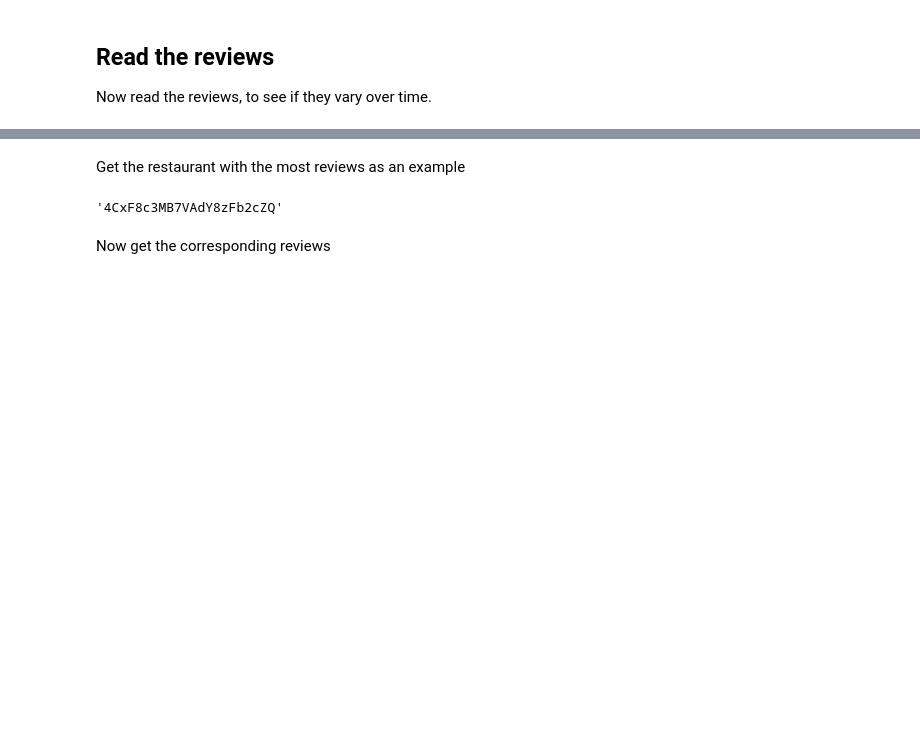
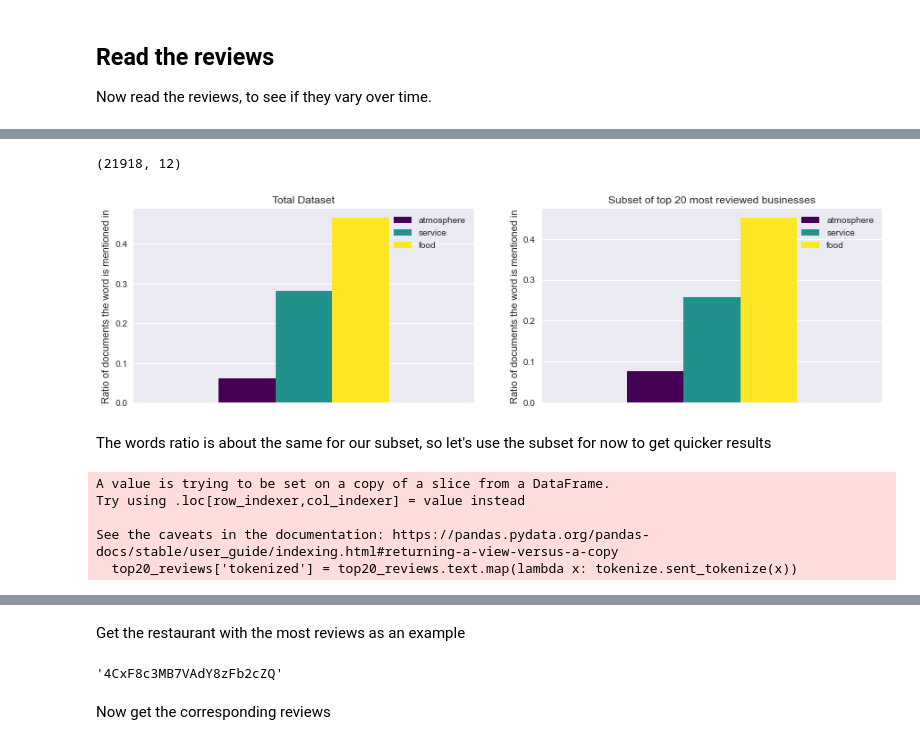
Before and after one commit to lhestermeyer/yelp, a Jupyter notebook: notebooks/20_RestaurantRatingChanges.ipynb, the cells around one changed output, grey strips where cells are left out. Cells and saved outputs as stored; diff of their text form; code cells hidden in the pictures; blank space fills up the shorter version.

```diff
--- a/notebooks/20_RestaurantRatingChanges.ipynb
+++ b/notebooks/20_RestaurantRatingChanges.ipynb
@@ -174,0 +183,33 @@ We should rather plot the moving average of the last 20 reviews
+# %%
+reviews.loc[reviews.business_id.isin(business_ids_with_sufficient_reviews[:20])].shape
+# %% [output]
+(21918, 12)
+# %%
+exemplary_occurrences = pd.DataFrame({
+    'atmosphere': reviews.text.str.contains('atmosphere').mean(),
+    'service': reviews.text.str.contains('service').mean(),
+    'food': reviews.text.str.contains('food').mean()
+}, index=['Occurences of words'])
+
+exemplary_occurrences_subset = pd.DataFrame({
+    'atmosphere': reviews.loc[reviews.business_id.isin(business_ids_with_sufficient_reviews[:20])].text.str.contains('atmosphere').mean(),
+    'service': reviews.loc[reviews.business_id.isin(business_ids_with_sufficient_reviews[:20])].text.str.contains('service').mean(),
+    'food': reviews.loc[reviews.business_id.isin(business_ids_with_sufficient_reviews[:20])].text.str.contains('food').mean()
+}, index=['Occurences of words'])
+
+fig, ax = plt.subplots(1,2, figsize=(15,4))
+ax[0].axes.get_xaxis().set_visible(False)
+ax[0].set_ylabel('Ratio of documents the word is mentioned in')
+ax[0].set_title('Total Dataset')
+exemplary_occurrences.plot(kind='bar', ax=ax[0], colormap='viridis')
+
+ax[1].axes.get_xaxis().set_visible(False)
+ax[1].set_ylabel('Ratio of documents the word is mentioned in')
+ax[1].set_title('Subset of top 20 most reviewed businesses')
+exemplary_occurrences_subset.plot(kind='bar', ax=ax[1], colormap='viridis')
+
+plt.show()
+# %% [output]
+[figure, added]
+# %% [markdown]
+The words ratio is about the same for our subset, so let's use the subset for now to get quicker results
@@ -174,0 +218,8 @@ We should rather plot the moving average of the last 20 reviews
+# %%
+top20_reviews.assign(tokenized=top20_reviews.text.map(lambda x: tokenize.sent_tokenize(x)))
+# %% [output]
+A value is trying to be set on a copy of a slice from a DataFrame.
+Try using .loc[row_indexer,col_indexer] = value instead
+
+See the caveats in the documentation: https://pandas.pydata.org/pandas-docs/stable/user_guide/indexing.html#returning-a-view-versus-a-copy
+  top20_reviews['tokenized'] = top20_reviews.text.map(lambda x: tokenize.sent_tokenize(x))
```
Also changed, not shown: parts of 33 cells of this notebook, 2 other files.
